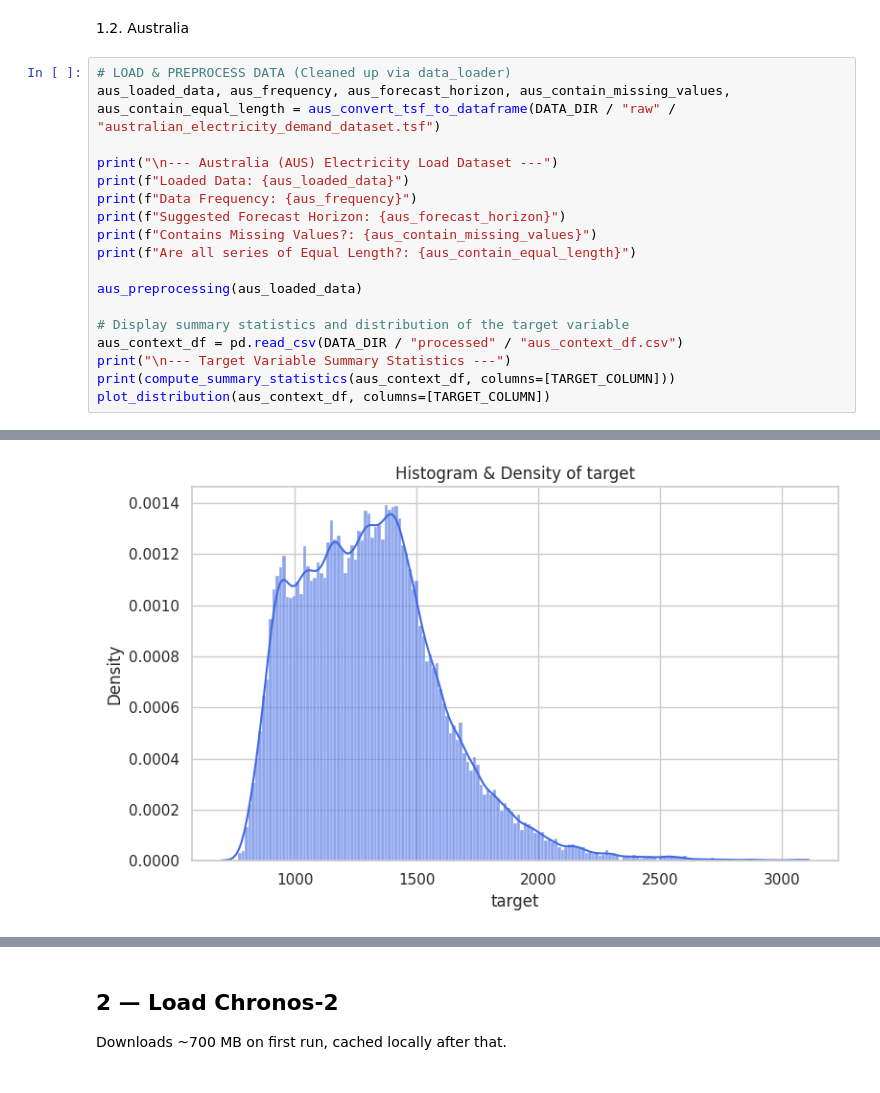
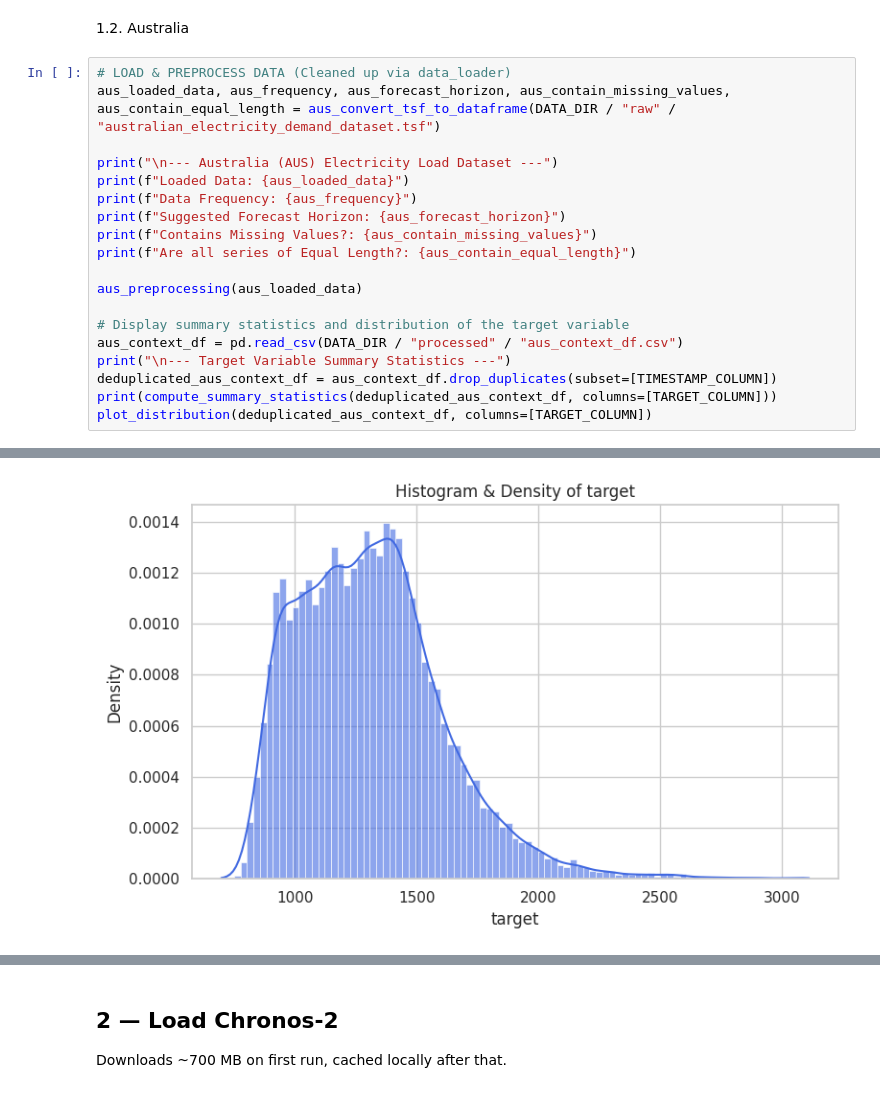
Before and after one commit to schmetti-kim/RCS_time_series_forecasting_electric_load, a Jupyter notebook: chronos_research/main.ipynb, the cells around one changed output, grey strips where cells are left out. Saved outputs shown, nothing was run; the diff lists cells and outputs as text.

```diff
--- a/chronos_research/main.ipynb
+++ b/chronos_research/main.ipynb
@@ -84,8 +85,9 @@ aus_preprocessing(aus_loaded_data)
 # Display summary statistics and distribution of the target variable
 aus_context_df = pd.read_csv(DATA_DIR / "processed" / "aus_context_df.csv")
 print("\n--- Target Variable Summary Statistics ---")
-print(compute_summary_statistics(aus_context_df, columns=[TARGET_COLUMN]))
-plot_distribution(aus_context_df, columns=[TARGET_COLUMN])
+deduplicated_aus_context_df = aus_context_df.drop_duplicates(subset=[TIMESTAMP_COLUMN])
+print(compute_summary_statistics(deduplicated_aus_context_df, columns=[TARGET_COLUMN]))
+plot_distribution(deduplicated_aus_context_df, columns=[TARGET_COLUMN])
 # %% [output]
 --- Australia (AUS) Electricity Load Dataset ---
 Loaded Data:   series_name state start_timestamp  \
@@ -107 +109 @@ max       3110.164080
-[figure, old version]
+[figure, new version]
```
Also changed, not shown: parts of 11 cells of this notebook, 11 other files.
